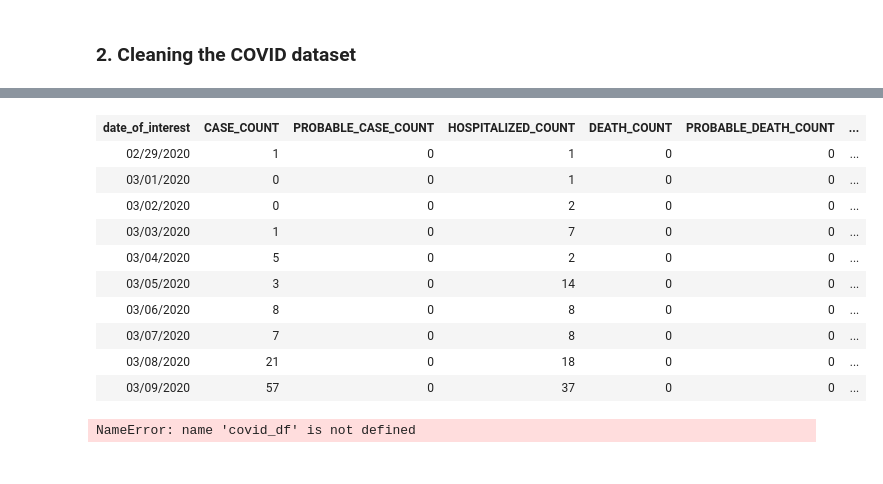
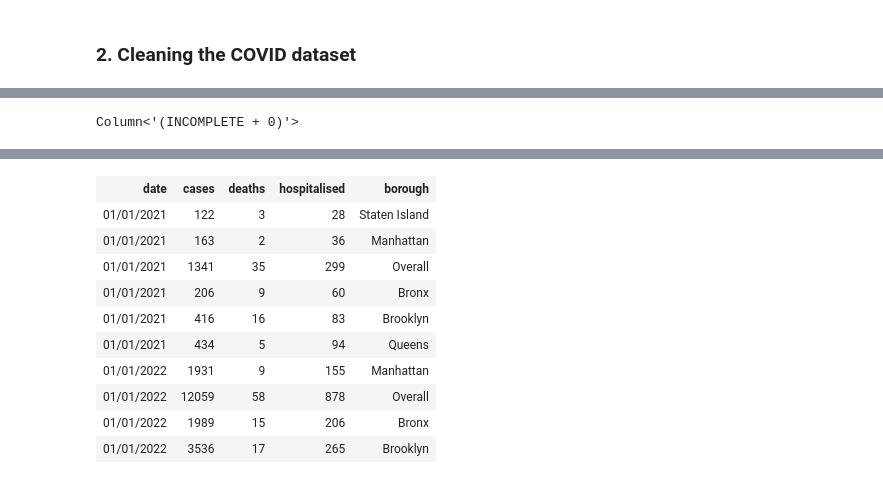
Before and after one commit to MAST30034-Applied-Data-Science/mast30034-project-1-DigitalData, a Jupyter notebook: notebooks/preprocessing_part_1_cleaning.ipynb, the cells around one changed output, grey strips where cells are left out. Saved outputs shown, nothing was run; the diff lists cells and outputs as text; code cells hidden in the pictures.

```diff
--- a/notebooks/preprocessing_part_2_cleaning.ipynb
+++ b/notebooks/preprocessing_part_1_cleaning.ipynb
@@ -70,0 +41,4 @@ def strictly_positive(colname: str) -> Column:
+# %%
+# import the cdc week file to convert all dates to cdc weeks now
+mmwr_weeks_df = spark.read.parquet('../data/raw/virals/mmwr_weeks.parquet')
+mmwr_weeks_df.limit(5)
@@ -116,4 +115,6 @@ for name in TLC_NAMES:
 ### 2. Cleaning the COVID dataset
 # %%
 # read in the covid dataset
-covid_df = spark.read.parquet('../data/raw/covid/cases-by-day')
+covid_df = spark.read.csv('../data/raw/virals/covid/cases-by-day.csv',
+    header = True)
+covid_df.limit(10)
@@ -119,0 +134,5 @@ covid_df = spark.read.parquet('../data/raw/covid/cases-by-day')
+# %%
+# sum the number of incomplete datasets (ensure no incomplete values)
+sum(covid_df.select('INCOMPLETE'))
+# %% [output]
+Column<'(INCOMPLETE + 0)'>
@@ -120,3 +165,29 @@ covid_df = spark.read.parquet('../data/raw/covid/cases-by-day')
+# %%
+covid_df = ch.perform_cleaning(covid_df, mmwr_weeks_df, COVID_KEEP_COLUMNS,
+    COVID_CLEAN_COLUMNS)
+# %%
+from itertools import product
+
+temp_df = None
+
+# The data here is very wide, I'd rather just have a 'borough' column
+# for homogeneity of all the data
+for prefix in COVID_BOROUGHS.values():
+    borough_columns = []
+    for suffix in COVID_COUNTS.values():
+        borough_columns.append(F.col(f'{prefix}{suffix}').alias(suffix))
+
+    if temp_df == None:
+        temp_df = covid_df.select([F.col('date')] + borough_columns)\
+            .withColumn('borough', F.lit(prefix))
+    else:
+        temp_df = temp_df\
+            .union(
+                covid_df.select([F.col('date')] + borough_columns)\
+                    .withColumn('borough', F.lit(prefix))
+            )
+
+covid_df = temp_df
 # %%
-covid_df.limit(10)
+covid_df.sort('date').limit(10)
 # %% [output]
@@ -124,16 +194,11 @@ covid_df.limit(10)
-| date_of_interest | CASE_COUNT | PROBABLE_CASE_COUNT | HOSPITALIZED_COUNT | DEATH_COUNT | PROBABLE_DEATH_COUNT | ... |
-| 02/29/2020 | 1 | 0 | 1 | 0 | 0 | ... |
-| 03/01/2020 | 0 | 0 | 1 | 0 | 0 | ... |
-| 03/02/2020 | 0 | 0 | 2 | 0 | 0 | ... |
-| 03/03/2020 | 1 | 0 | 7 | 0 | 0 | ... |
-| 03/04/2020 | 5 | 0 | 2 | 0 | 0 | ... |
-| 03/05/2020 | 3 | 0 | 14 | 0 | 0 | ... |
-| 03/06/2020 | 8 | 0 | 8 | 0 | 0 | ... |
-| 03/07/2020 | 7 | 0 | 8 | 0 | 0 | ... |
-| 03/08/2020 | 21 | 0 | 18 | 0 | 0 | ... |
-| 03/09/2020 | 57 | 0 | 37 | 0 | 0 | ... |
+| date | cases | deaths | hospitalised | borough |
+| 01/01/2021 | 122 | 3 | 28 | Staten Island |
+| 01/01/2021 | 163 | 2 | 36 | Manhattan |
+| 01/01/2021 | 1341 | 35 | 299 | Overall |
+| 01/01/2021 | 206 | 9 | 60 | Bronx |
+| 01/01/2021 | 416 | 16 | 83 | Brooklyn |
+| 01/01/2021 | 434 | 5 | 94 | Queens |
+| 01/01/2022 | 1931 | 9 | 155 | Manhattan |
+| 01/01/2022 | 12059 | 58 | 878 | Overall |
+| 01/01/2022 | 1989 | 15 | 206 | Bronx |
+| 01/01/2022 | 3536 | 17 | 265 | Brooklyn |
-# %%
-# sum the number of incomplete datasets
-sum(covid_df.select('INCOMPLETE'))
-# %% [output]
-NameError: name 'covid_df' is not defined
```
Also changed, not shown: parts of 27 cells of this notebook, 16 other files.
